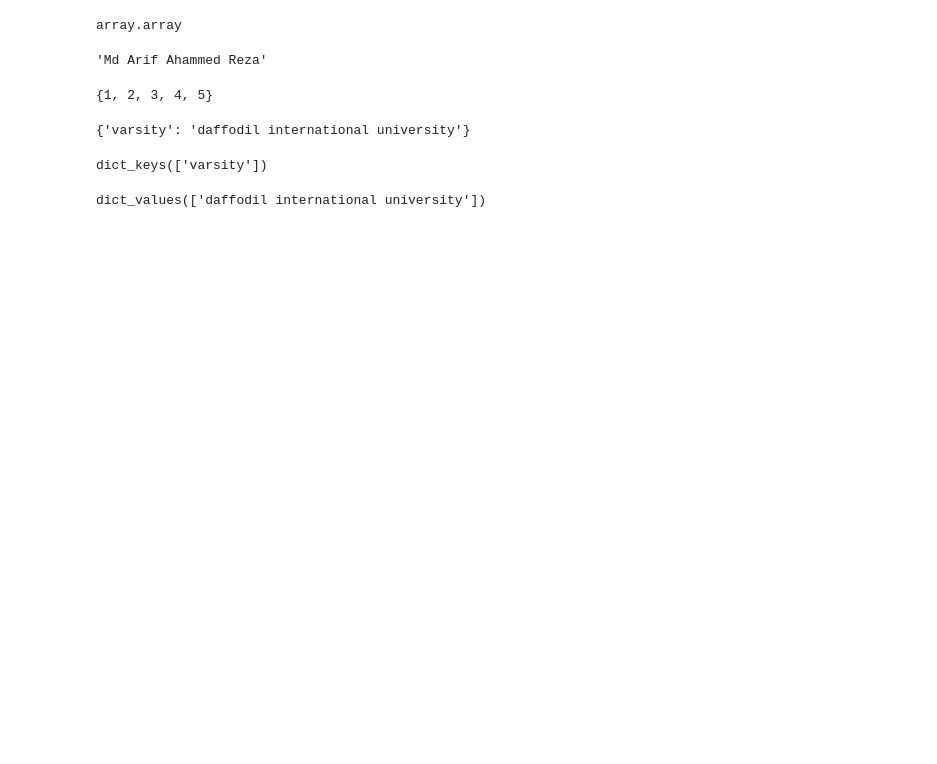
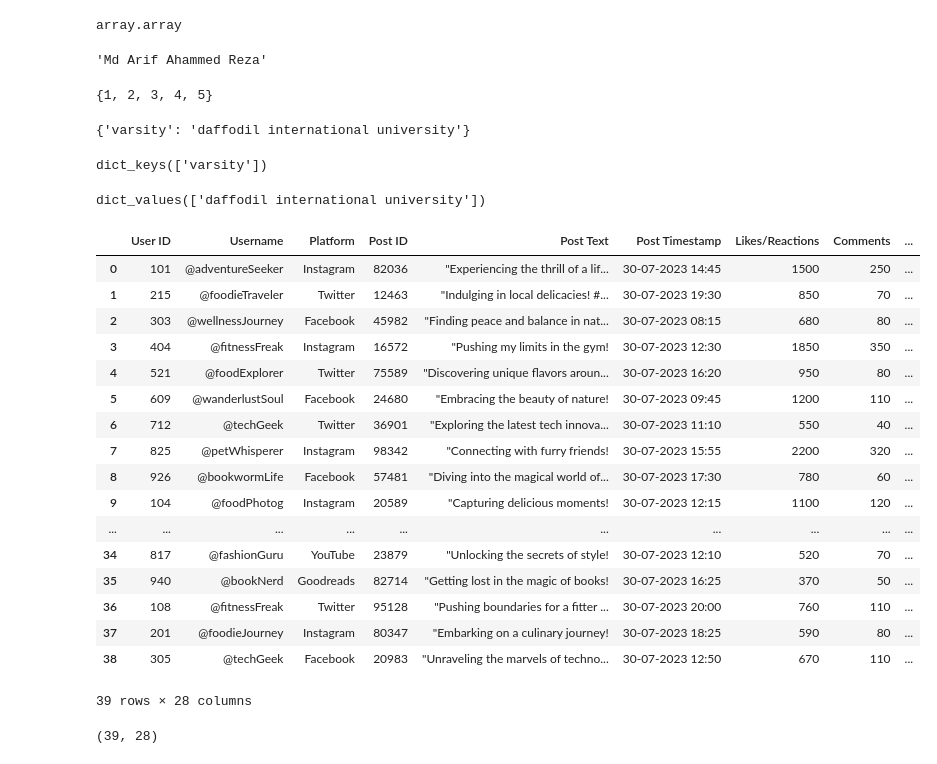
Before and after one commit to mdarifahammedreza/Data-Science-practice, a Jupyter notebook: Data type.ipynb, the cells around one changed output. Cells and saved outputs as stored; diff of their text form; code cells hidden in the pictures; blank space fills up the shorter version.

```diff
--- a/Data type.ipynb
+++ b/Data type.ipynb
@@ -152,4 +152,28 @@ dict_values(['daffodil international university'])
 # %%
 #pandas
 import pandas as pd
-df = read_csv('')
+df = pd.read_csv('socialmedia.csv')
+df
+# %% [output]
+|  | User ID | Username | Platform | Post ID | Post Text | Post Timestamp | Likes/Reactions | Comments | ... |
+| 0 | 101 | @adventureSeeker | Instagram | 82036 | "Experiencing the thrill of a lif... | 30-07-2023 14:45 | 1500 | 250 | ... |
+| 1 | 215 | @foodieTraveler | Twitter | 12463 | "Indulging in local delicacies! #... | 30-07-2023 19:30 | 850 | 70 | ... |
+| 2 | 303 | @wellnessJourney | Facebook | 45982 | "Finding peace and balance in nat... | 30-07-2023 08:15 | 680 | 80 | ... |
+| 3 | 404 | @fitnessFreak | Instagram | 16572 | "Pushing my limits in the gym! | 30-07-2023 12:30 | 1850 | 350 | ... |
+| 4 | 521 | @foodExplorer | Twitter | 75589 | "Discovering unique flavors aroun... | 30-07-2023 16:20 | 950 | 80 | ... |
+| 5 | 609 | @wanderlustSoul | Facebook | 24680 | "Embracing the beauty of nature! | 30-07-2023 09:45 | 1200 | 110 | ... |
+| 6 | 712 | @techGeek | Twitter | 36901 | "Exploring the latest tech innova... | 30-07-2023 11:10 | 550 | 40 | ... |
+| 7 | 825 | @petWhisperer | Instagram | 98342 | "Connecting with furry friends! | 30-07-2023 15:55 | 2200 | 320 | ... |
+| 8 | 926 | @bookwormLife | Facebook | 57481 | "Diving into the magical world of... | 30-07-2023 17:30 | 780 | 60 | ... |
+| 9 | 104 | @foodPhotog | Instagram | 20589 | "Capturing delicious moments! | 30-07-2023 12:15 | 1100 | 120 | ... |
+| ... | ... | ... | ... | ... | ... | ... | ... | ... | ... |
+| 34 | 817 | @fashionGuru | YouTube | 23879 | "Unlocking the secrets of style! | 30-07-2023 12:10 | 520 | 70 | ... |
+| 35 | 940 | @bookNerd | Goodreads | 82714 | "Getting lost in the magic of books! | 30-07-2023 16:25 | 370 | 50 | ... |
+| 36 | 108 | @fitnessFreak | Twitter | 95128 | "Pushing boundaries for a fitter ... | 30-07-2023 20:00 | 760 | 110 | ... |
+| 37 | 201 | @foodieJourney | Instagram | 80347 | "Embarking on a culinary journey! | 30-07-2023 18:25 | 590 | 80 | ... |
+| 38 | 305 | @techGeek | Facebook | 20983 | "Unraveling the marvels of techno... | 30-07-2023 12:50 | 670 | 110 | ... |
+39 rows × 28 columns
+# %%
+df.shape
+# %% [output]
+(39, 28)
```
Also changed, not shown: parts of 1 cell of this notebook, 1 other file.
